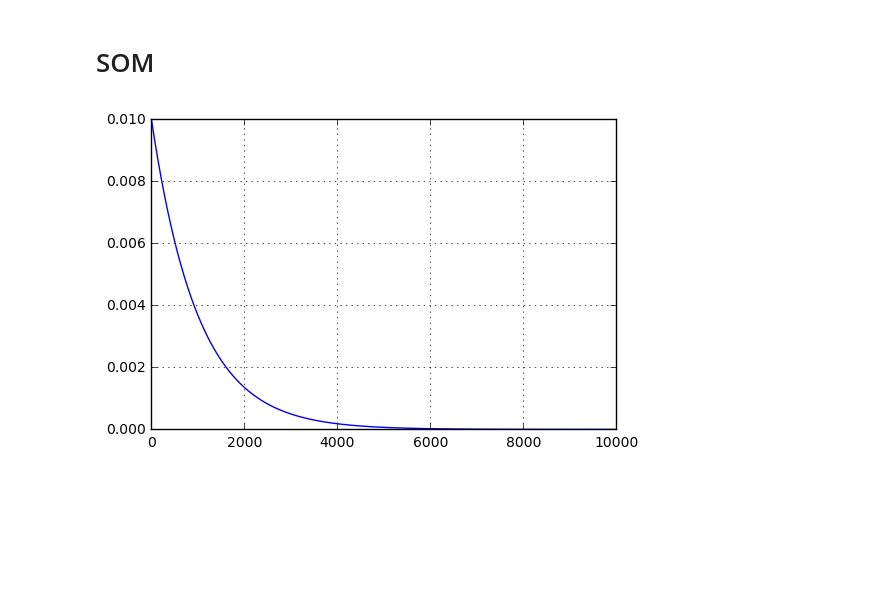
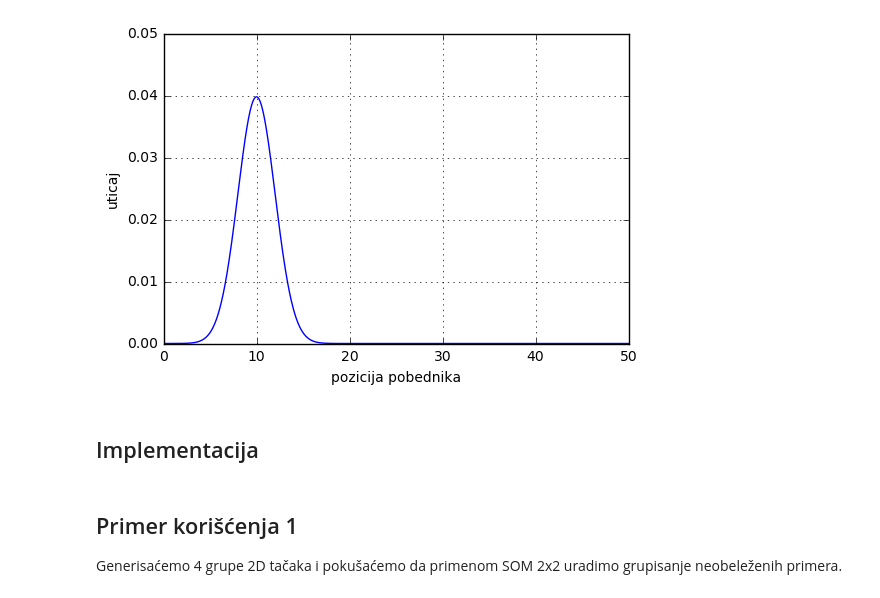
Before and after one commit to ftn-ai-lab/ori-2017-e2, a Jupyter notebook: teorija/03-neuronske/SOM.ipynb, the cells around one changed output. Saved outputs shown, nothing was run; the diff lists cells and outputs as text; code cells hidden in the pictures; blank space fills up the shorter version.

```diff
--- a/teorija/03-neuronske/SOM.ipynb
+++ b/teorija/03-neuronske/SOM.ipynb
@@ -1,3 +38,26 @@
+# %%
+import numpy as np
+
+
+def gauss(x, x0, sigma):
+    r = (x - x0)**2
+    A = 1/(2.0*np.pi*sigma**2)
+    y = A*np.exp(-r/(2.0*sigma**2))
+    return y
+
+x = np.arange(0, 50, 0.01)
+y = gauss(x, 10, 2)
+import math
+import matplotlib.pyplot as plt
+%matplotlib inline
+
+plt.plot(x, y, c='b')
+plt.ylim((0, 0.05))
+plt.xlabel('pozicija pobednika')
+plt.ylabel('uticaj')
+plt.grid(True)
+# %% [output]
+[figure, added]
 # %% [markdown]
-# SOM
+## Implementacija
 # %%
@@ -41,19 +94,5 @@ class Neuron:
         dw = lr*gg*(example-win.w)
         self.w += dw
         return np.sum(dw**2)
-# %%
-n = Neuron(0, 1, 2)
-x = np.arange(0, 10000)
-y = 0.01*np.exp(-x/1000.)
-
-import math
-import matplotlib.pyplot as plt
-%matplotlib inline
-
-plt.plot(x, y, c='b')
-
-plt.grid(True)
-# %% [output]
-[figure, removed]
 # %%
 class SOM:
@@ -126,3 +159,7 @@ class SOM:
+# %% [markdown]
+## Primer korišćenja 1
+
+Generisaćemo 4 grupe 2D tačaka i pokušaćemo da primenom SOM 2x2 uradimo grupisanje neobeleženih primera.
 # %%
 import random
 
```
Also changed, not shown: parts of 30 cells of this notebook, 6 other files.
